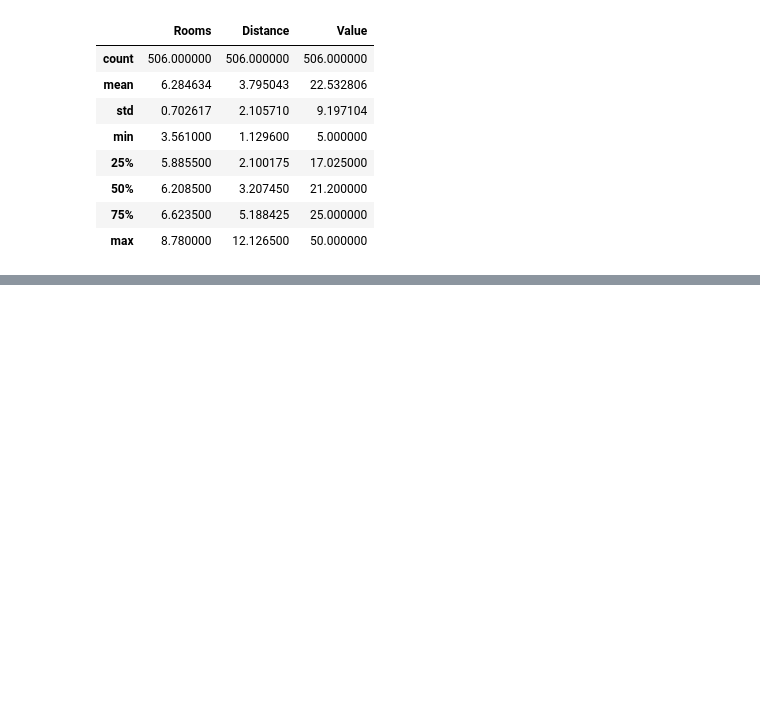
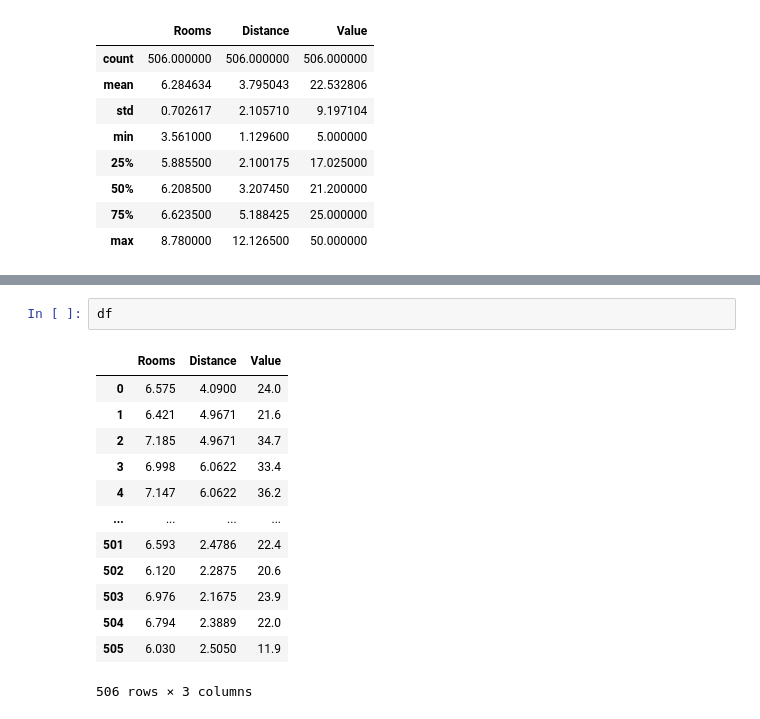
Before and after one commit to filasouf2005/Learning-Data-Since, a Jupyter notebook: Machine Learning/Dataset Overview.ipynb, the cells around one changed output, grey strips where cells are left out. Cells and saved outputs as stored; diff of their text form; blank space fills up the shorter version.

```diff
--- a/Machine Learning/Dataset Overview.ipynb
+++ b/Machine Learning/Dataset Overview.ipynb
@@ -15,0 +89,16 @@ df.describe()
+# %%
+df
+# %% [output]
+|  | Rooms | Distance | Value |
+| 0 | 6.575 | 4.0900 | 24.0 |
+| 1 | 6.421 | 4.9671 | 21.6 |
+| 2 | 7.185 | 4.9671 | 34.7 |
+| 3 | 6.998 | 6.0622 | 33.4 |
+| 4 | 7.147 | 6.0622 | 36.2 |
+| ... | ... | ... | ... |
+| 501 | 6.593 | 2.4786 | 22.4 |
+| 502 | 6.120 | 2.2875 | 20.6 |
+| 503 | 6.976 | 2.1675 | 23.9 |
+| 504 | 6.794 | 2.3889 | 22.0 |
+| 505 | 6.030 | 2.5050 | 11.9 |
+506 rows × 3 columns
```
Also changed, not shown: parts of 18 cells of this notebook, 1 other file.
